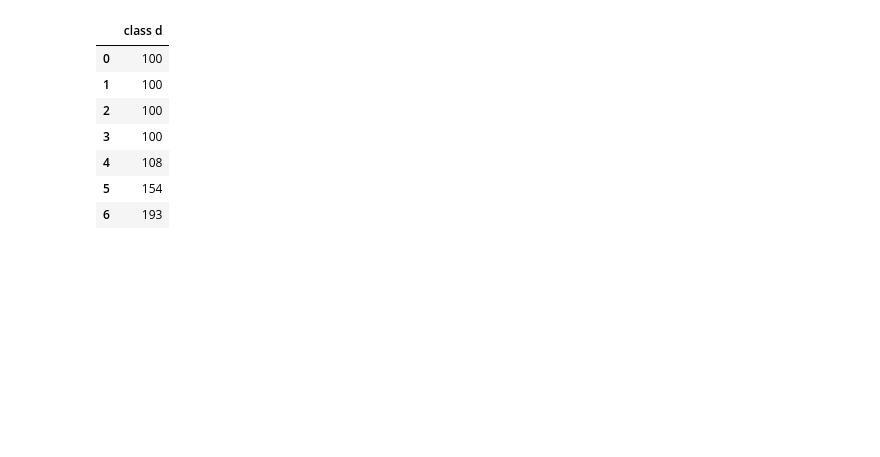
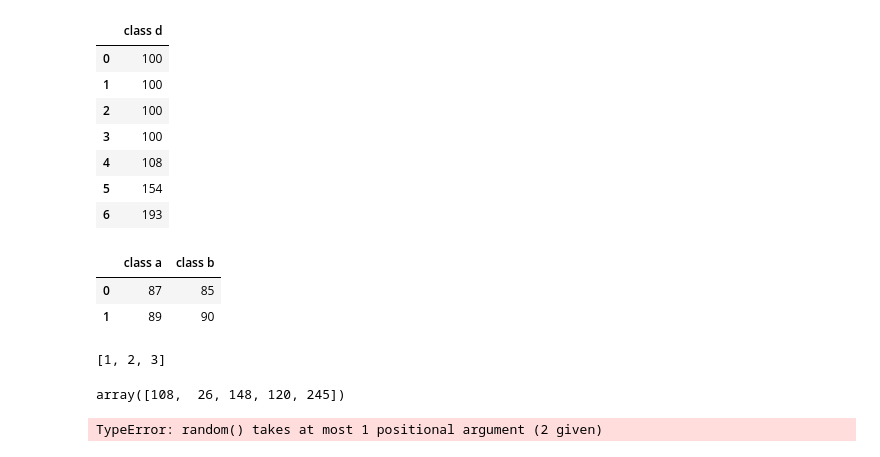
Before and after one commit to coconutkim/data, a Jupyter notebook: pandas/pandasFreePrac.ipynb, the cells around one changed output. Cells and saved outputs as stored; diff of their text form; code cells hidden in the pictures; blank space fills up the shorter version.

```diff
--- a/pandas/pandasFreePrac.ipynb
+++ b/pandas/pandasFreePrac.ipynb
@@ -39,3 +39,14 @@ pd.concat([df4,df5],ignore_index=True)
 | 4 | 108 |
 | 5 | 154 |
 | 6 | 193 |
+# %%
+data2 = np.array([[87,85],
+                 [89,90],
+                ])
+# %%
+df2 = pd.DataFrame(data=data2,columns=['class a','class b'])
+df2
+# %% [output]
+|  | class a | class b |
+| 0 | 87 | 85 |
+| 1 | 89 | 90 |
@@ -41,0 +58,5 @@ pd.concat([df4,df5],ignore_index=True)
+# %%
+myList = [1.1, 2.2, 3.3]
+list(map(int, myList))
+# %% [output]
+[1, 2, 3]
@@ -41,0 +65,8 @@ pd.concat([df4,df5],ignore_index=True)
+# %%
+np.random.randint(0, 255, size=5)
+# %% [output]
+array([108,  26, 148, 120, 245])
+# %%
+np.random.random(0, 255, size=(5, 5))
+# %% [output]
+TypeError: random() takes at most 1 positional argument (2 given)
```
Also changed, not shown: parts of 4 cells of this notebook, 2 other files.
